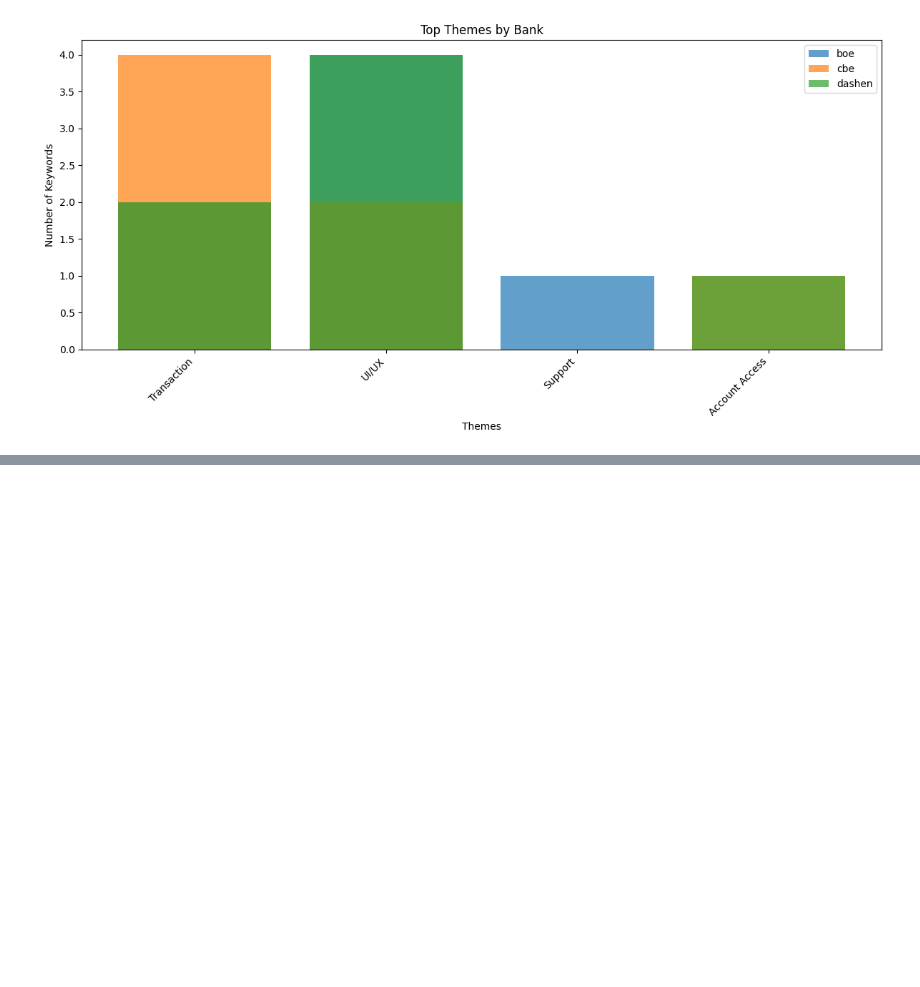
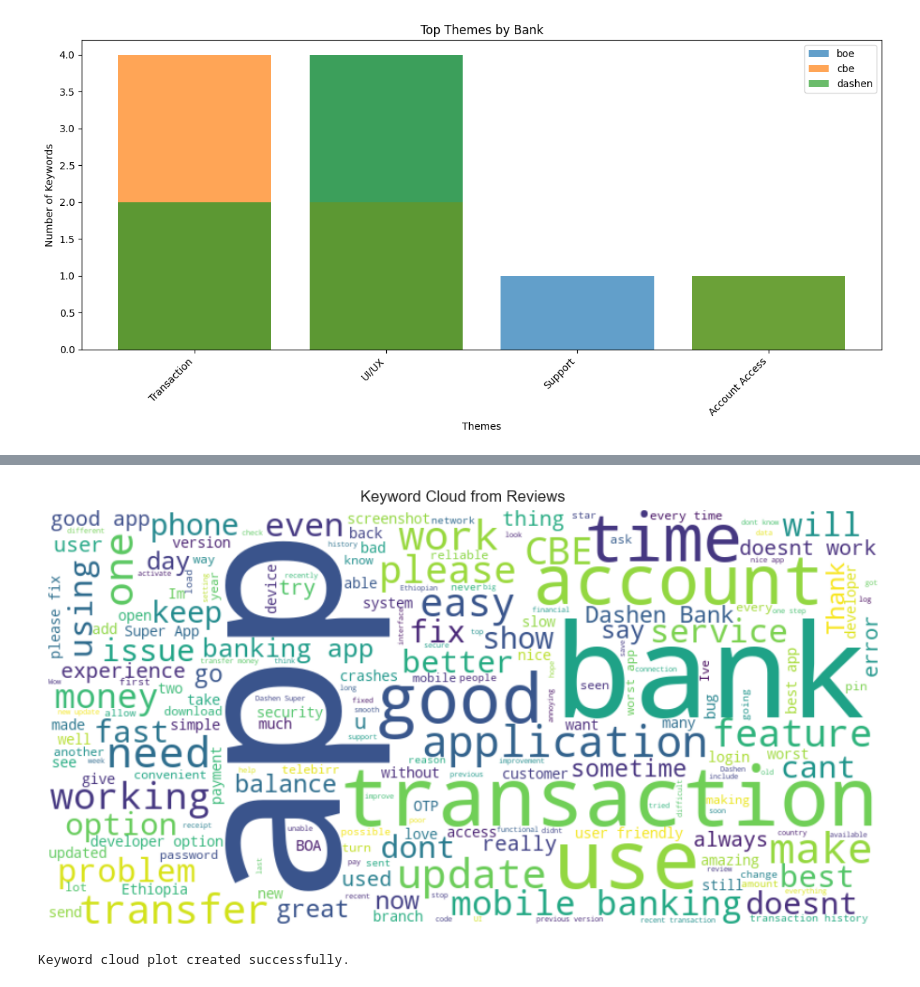
Before and after one commit to wondifraw/Customer-Experience-Analytics-for-Fintech-Apps, a Jupyter notebook: notebooks/banking_app_reviews_analysis.ipynb, the cells around one changed output, grey strips where cells are left out. Saved outputs shown, nothing was run; the diff lists cells and outputs as text; code cells hidden in the pictures; blank space fills up the shorter version.

```diff
--- a/notebooks/banking_app_reviews_analysis.ipynb
+++ b/notebooks/banking_app_reviews_analysis.ipynb
@@ -168,0 +262,5 @@ dashen:
+# %%
+viz.plot_keyword_cloud(df)
+# %% [output]
+[figure, added]
+Keyword cloud plot created successfully.
```
Also changed, not shown: parts of 11 cells of this notebook.
